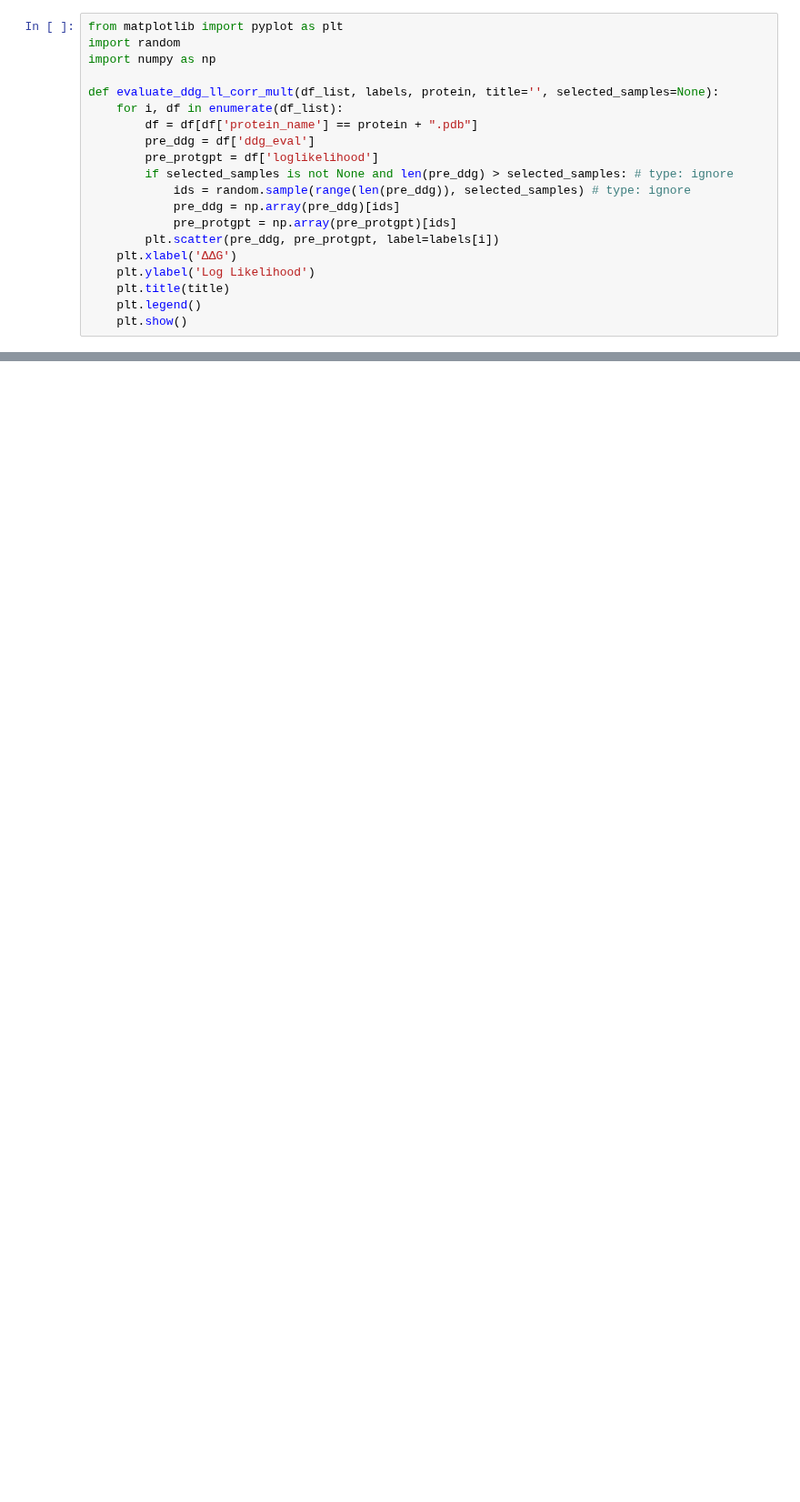
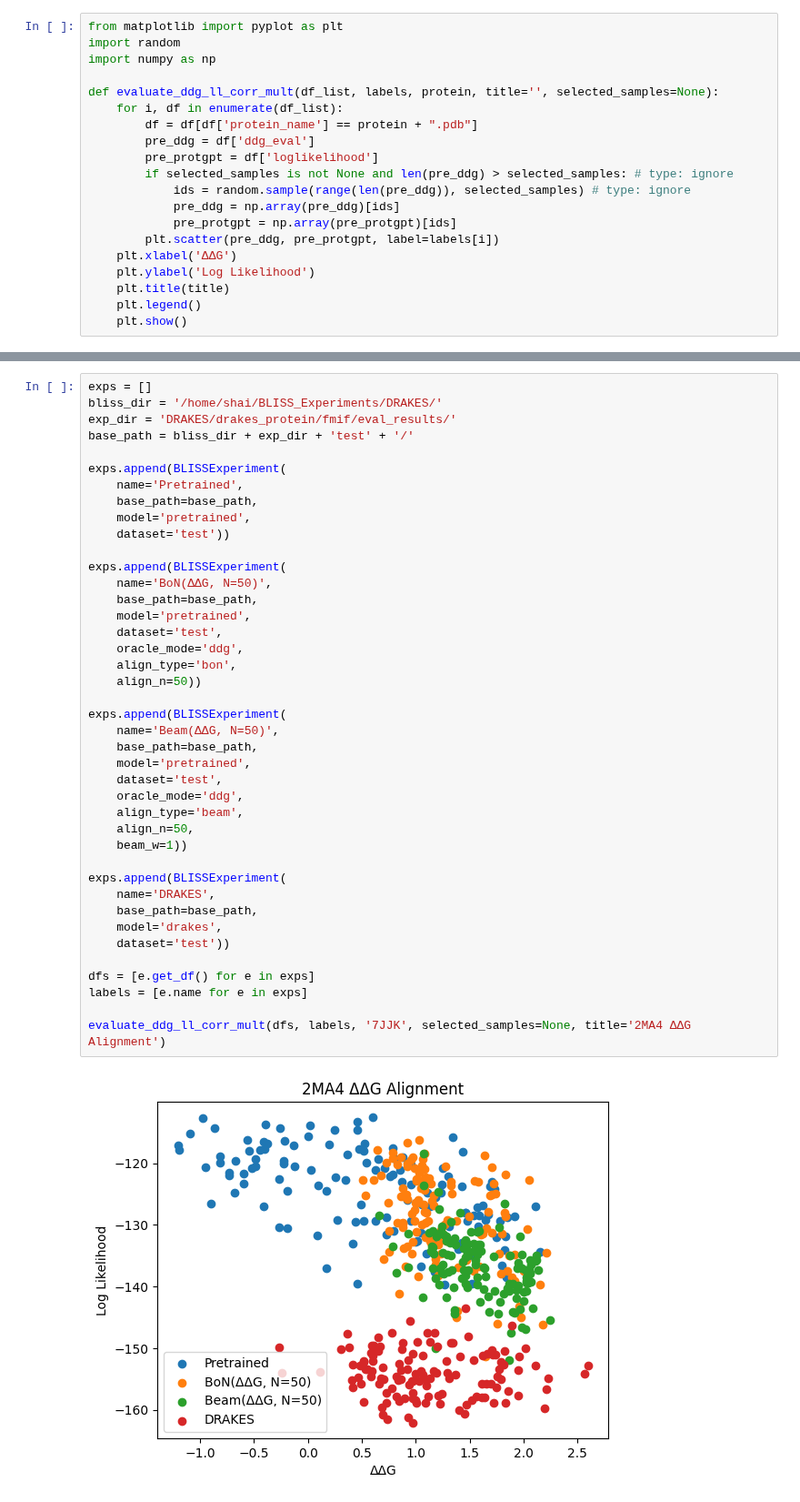
Before and after one commit to shainotshy1/BLISS_Experiments, a Jupyter notebook: DRAKES/analyze_distribution.ipynb, the cells around one changed output, grey strips where cells are left out. Shown at 91% size. Cells and saved outputs as stored; diff of their text form; blank space fills up the shorter version.

```diff
--- a/DRAKES/analyze_distribution.ipynb
+++ b/DRAKES/analyze_distribution.ipynb
@@ -91,0 +162,43 @@ evaluate_ddg_ll_corr_mult(dfs, labels, '2MA4', selected_samples=None, title='2MA
+# %%
+exps = []
+bliss_dir = '/home/shai/BLISS_Experiments/DRAKES/'
+exp_dir = 'DRAKES/drakes_protein/fmif/eval_results/'
+base_path = bliss_dir + exp_dir + 'test' + '/'
+
+exps.append(BLISSExperiment(
+    name='Pretrained',
+    base_path=base_path,
+    model='pretrained',
+    dataset='test'))
+
+exps.append(BLISSExperiment(
+    name='BoN(ΔΔG, N=50)',
+    base_path=base_path,
+    model='pretrained',
+    dataset='test',
+    oracle_mode='ddg',
+    align_type='bon',
+    align_n=50))
+
+exps.append(BLISSExperiment(
+    name='Beam(ΔΔG, N=50)',
+    base_path=base_path,
+    model='pretrained',
+    dataset='test',
+    oracle_mode='ddg',
+    align_type='beam',
+    align_n=50,
+    beam_w=1))
+
+exps.append(BLISSExperiment(
+    name='DRAKES',
+    base_path=base_path,
+    model='drakes',
+    dataset='test'))
+
+dfs = [e.get_df() for e in exps]
+labels = [e.name for e in exps]
+
+evaluate_ddg_ll_corr_mult(dfs, labels, '7JJK', selected_samples=None, title='2MA4 ΔΔG Alignment')
+# %% [output]
+[figure, added]
```
Also changed, not shown: parts of 5 cells of this notebook, 38 other files.
